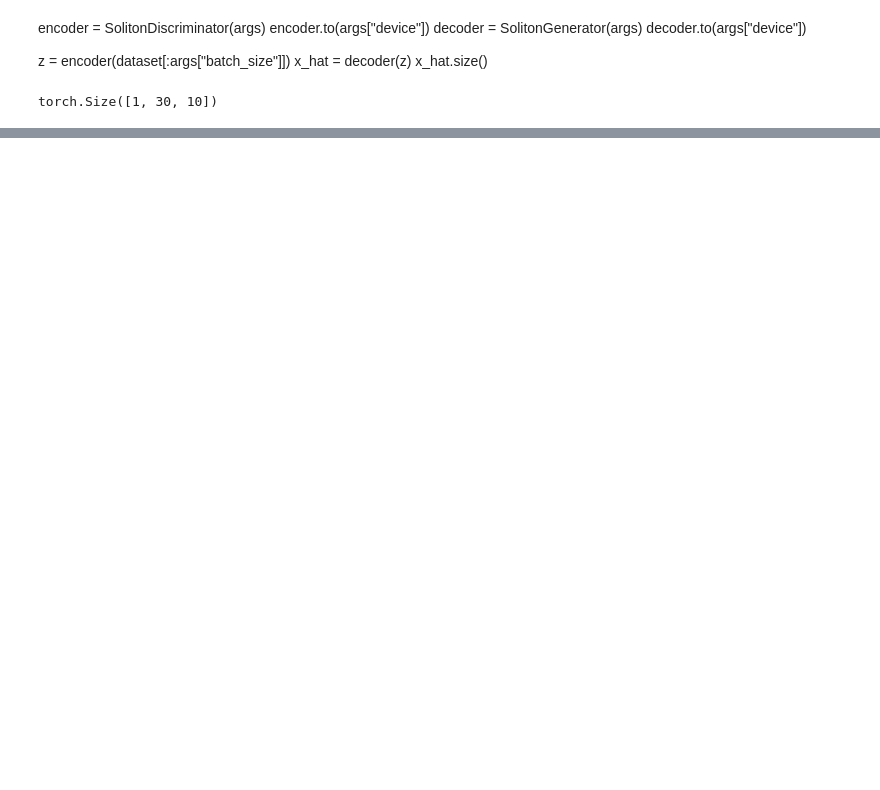
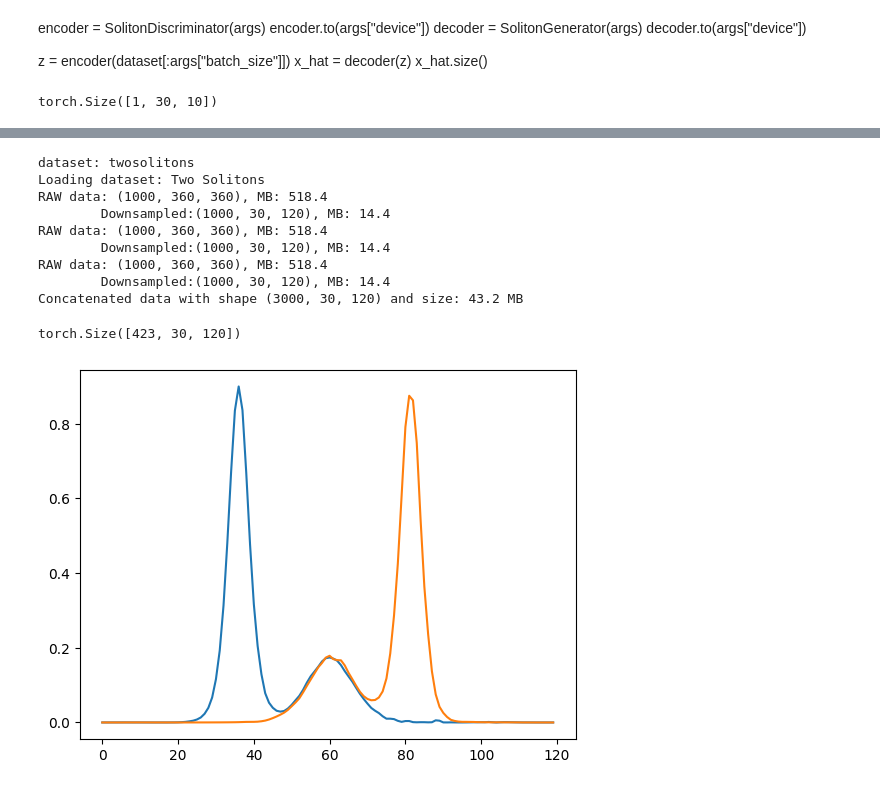
Before and after one commit to Kohmann/master-GAN, a Jupyter notebook: COTGAN/autoencoder_test.ipynb, the cells around one changed output, grey strips where cells are left out. Saved outputs shown, nothing was run; the diff lists cells and outputs as text; code cells hidden in the pictures; blank space fills up the shorter version.

```diff
--- a/COTGAN/autoencoder_test.ipynb
+++ b/COTGAN/autoencoder_test.ipynb
@@ -15,11 +15,11 @@ args = {
     "gen_rnn_num_layers": 2,
     #"dis_rnn_hidden_dim": 100,
     #"dis_rnn_num_layers": 2,
-    "num_hidden_layers": 3,
+    "num_hidden_layers": 5,
     "feature_dim": 120,
     "max_seq_len": 30,
     "rnn_type": "GRU",
-    "use_bn": False,
+    "use_bn": True,
     "P": 50,
     "spatial_len": 120,
     "dx": 120,
@@ -246,0 +323,37 @@ decoder.load_state_dict(torch.load("models/decoder-AUT25.pt"))
+# %%
+def does_collide(k1, k2, t=30):
+    k1 = np.array(k1)
+    k2 = np.array(k2)
+    sol1 = 2*k1 * t + 120*0.3
+    sol2 = 2*k2 * t + 120*0.5
+    return sol1 > sol2
+
+data = create_dataset("twosolitons", 3000, args, args["device"] )
+encoded = encoder(data[:])
+fake = decoder(encoded).detach()
+
+fake2 = fake#model.generate(2000)
+k1s = fake2[:, 0, int(120*0.3)]
+k2s = fake2[:, 0, int(120*0.5)]
+colliding_sample_idx = does_collide(k1s, k2s, t=30)
+
+
+colliding_sampels = fake2[colliding_sample_idx==True]
+non_colliding_sampels = fake2[colliding_sample_idx==False]
+
+n = 6
+plt.plot(colliding_sampels[n, 0, :])
+plt.plot(colliding_sampels[n, -1, :])
+colliding_sampels.shape
+# %% [output]
+dataset: twosolitons
+Loading dataset: Two Solitons
+RAW data: (1000, 360, 360), MB: 518.4
+        Downsampled:(1000, 30, 120), MB: 14.4
+RAW data: (1000, 360, 360), MB: 518.4
+        Downsampled:(1000, 30, 120), MB: 14.4
+RAW data: (1000, 360, 360), MB: 518.4
+        Downsampled:(1000, 30, 120), MB: 14.4
+Concatenated data with shape (3000, 30, 120) and size: 43.2 MB
+torch.Size([423, 30, 120])
+[figure, added]
```
Also changed, not shown: parts of 5 cells of this notebook, 4 other files.
